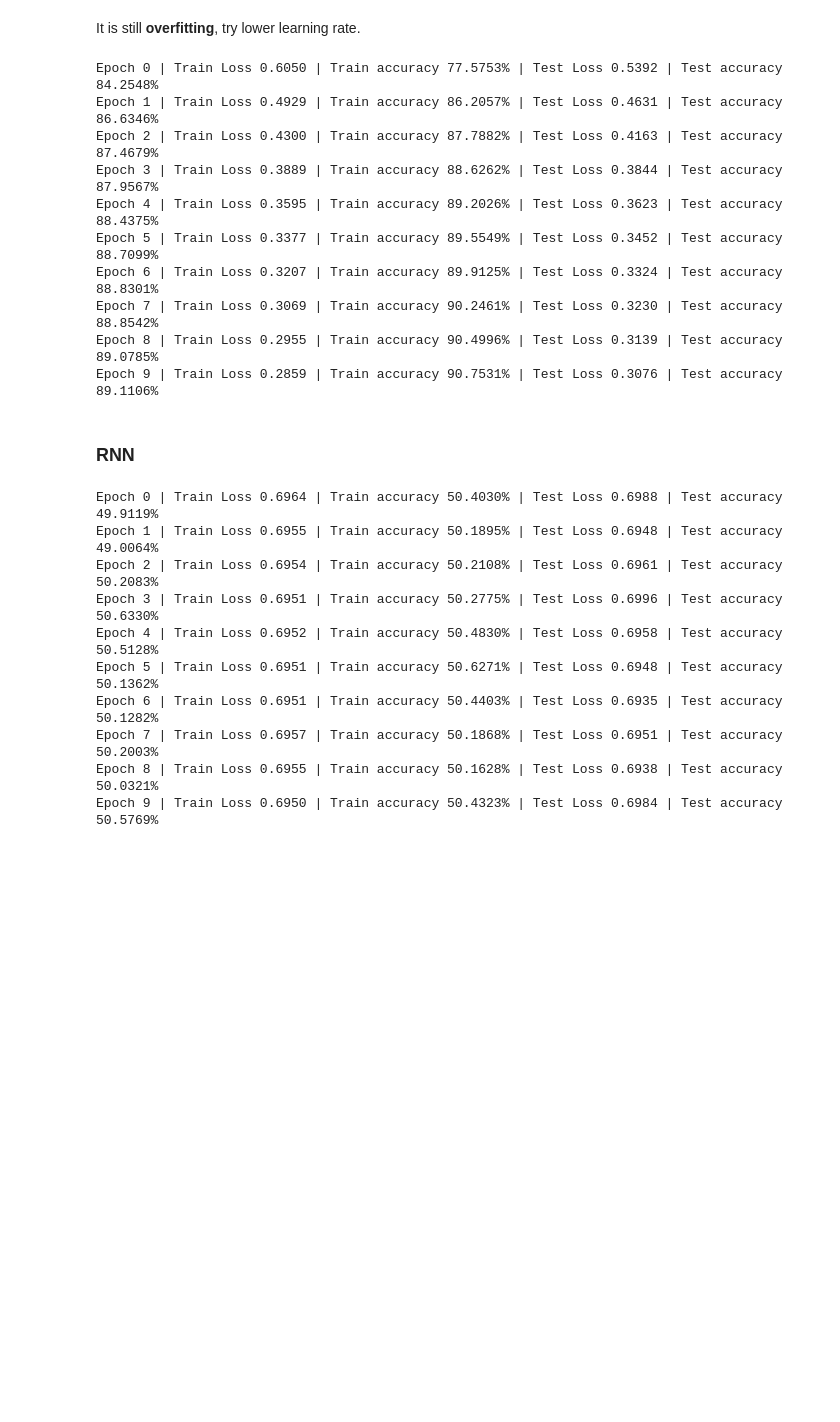
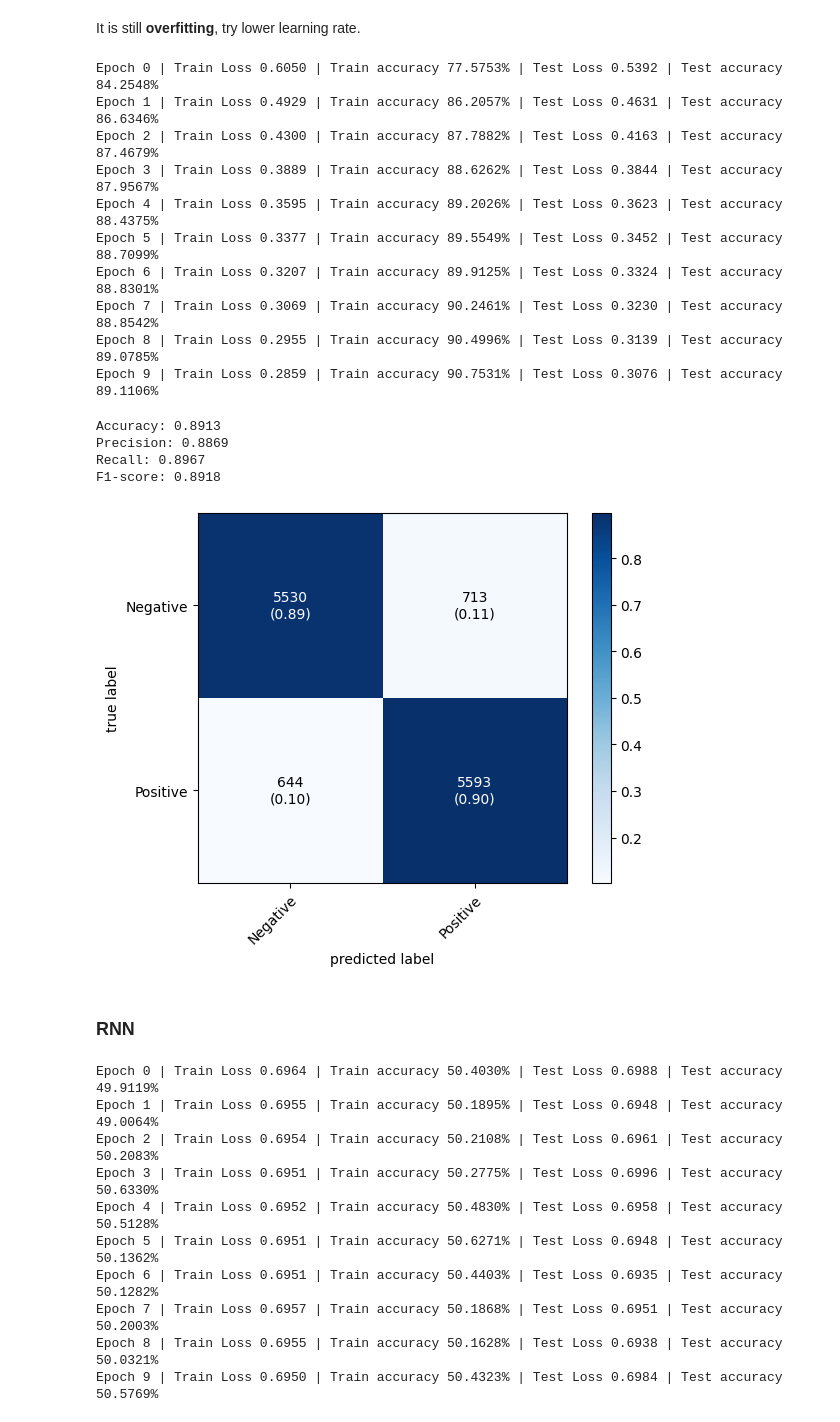
Before and after one commit to BaHaMuT-J/Sentiment-Analysis-and-Model-Comparison, a Jupyter notebook: Sentiment.ipynb, the cells around one changed output. Saved outputs shown, nothing was run; the diff lists cells and outputs as text; code cells hidden in the pictures; blank space fills up the shorter version.

Commit message:
Add more metrics

```diff
--- a/Sentiment.ipynb
+++ b/Sentiment.ipynb
@@ -682,9 +684,9 @@ np.random.seed(SEED)
 torch.manual_seed(SEED)
 torch.cuda.manual_seed_all(SEED)
 
-model = FeedForward_1Layer(len(review_vocab), 1).to(device=device)
+model_fnn = FeedForward_1Layer(len(review_vocab), 1).to(device=device)
 loss_fn = nn.BCEWithLogitsLoss()
-optimizer = optim.Adam(params=model.parameters(), lr=0.0001)
+optimizer = optim.Adam(params=model_fnn.parameters(), lr=0.0001)
 
 epochs = 10
 BATCH_SIZE = 32
@@ -694,13 +696,13 @@ BATCH_COUNT_TEST = len(onehot_dataset_test) // BATCH_SIZE
 for epoch in range(epochs):
   train_loss = 0
   train_acc = 0
-  model.train()
+  model_fnn.train()
 
   for out_dict in generate_batches(dataset=onehot_dataset_train, batch_size=BATCH_SIZE, device=device):
     X = out_dict['x']
     y_true = out_dict['y']
 
-    y_logits = model(X).squeeze()
+    y_logits = model_fnn(X).squeeze()
     loss = loss_fn(y_logits, y_true.float())
     train_loss += loss
 
@@ -715,14 +717,15 @@ for epoch in range(epochs):
 
   test_loss = 0
   test_acc = 0
-  model.eval()
+  model_fnn.eval()
 
   for out_dict in generate_batches(dataset=onehot_dataset_test, batch_size=BATCH_SIZE, device=device):
     X = out_dict['x']
     y_true = out_dict['y']
-    y_logits = model(X).squeeze()
-    test_loss += loss_fn(y_logits, y_true.float())
-    test_acc += compute_accuracy(y_pred=y_logits, y_target=y_true)
+    with torch.no_grad():
+      y_logits = model_fnn(X).squeeze()
+      test_loss += loss_fn(y_logits, y_true.float())
+      test_acc += compute_accuracy(y_pred=y_logits, y_target=y_true)
 
   test_loss /= BATCH_COUNT_TEST
   test_acc /= BATCH_COUNT_TEST
@@ -739,6 +742,55 @@ Epoch 6 | Train Loss 0.3207 | Train accuracy 89.9125% | Test Loss 0.3324 | Test
 Epoch 7 | Train Loss 0.3069 | Train accuracy 90.2461% | Test Loss 0.3230 | Test accuracy 88.8542%
 Epoch 8 | Train Loss 0.2955 | Train accuracy 90.4996% | Test Loss 0.3139 | Test accuracy 89.0785%
 Epoch 9 | Train Loss 0.2859 | Train accuracy 90.7531% | Test Loss 0.3076 | Test accuracy 89.1106%
+# %%
+all_preds_fnn = []
+all_targets_fnn = []
+
+model_fnn.eval()
+for out_dict in generate_batches(dataset=onehot_dataset_test, batch_size=BATCH_SIZE, device=device):
+    X = out_dict['x']
+    y_true = out_dict['y']
+
+    with torch.no_grad():
+        y_logits = model_fnn(X).squeeze()
+
+    # Convert logits to binary predictions
+    y_pred = (torch.sigmoid(y_logits) > 0.5).long()
+
+    all_preds_fnn.extend(y_pred.cpu().numpy())
+    all_targets_fnn.extend(y_true.cpu().numpy())
+
+# Compute metrics
+accuracy_fnn = accuracy_score(all_targets_fnn, all_preds_fnn)
+precision_fnn = precision_score(all_targets_fnn, all_preds_fnn)
+recall_fnn = recall_score(all_targets_fnn, all_preds_fnn)
+f1_fnn = f1_score(all_targets_fnn, all_preds_fnn)
+
+print(f"Accuracy: {accuracy_fnn:.4f}")
+print(f"Precision: {precision_fnn:.4f}")
+print(f"Recall: {recall_fnn:.4f}")
+print(f"F1-score: {f1_fnn:.4f}")
+
+
+all_preds_fnn_tensor = torch.tensor(all_preds_fnn)
+all_targets_fnn_tensor = torch.tensor(all_targets_fnn)
+
+# Compute confusion matrix
+confmat = ConfusionMatrix(task="binary", num_classes=2)
+cf_matrix = confmat(all_preds_fnn_tensor, all_targets_fnn_tensor).cpu().numpy()
+
+# Plot
+fig, ax = plot_confusion_matrix(conf_mat=cf_matrix,
+                                class_names=["Negative", "Positive"],
+                                show_normed=True,
+                                colorbar=True)
+plt.show()
+# %% [output]
+Accuracy: 0.8913
+Precision: 0.8869
+Recall: 0.8967
+F1-score: 0.8918
+[figure, added]
 # %% [markdown]
 ### RNN
 # %%
```
Also changed, not shown: parts of 13 cells of this notebook.
